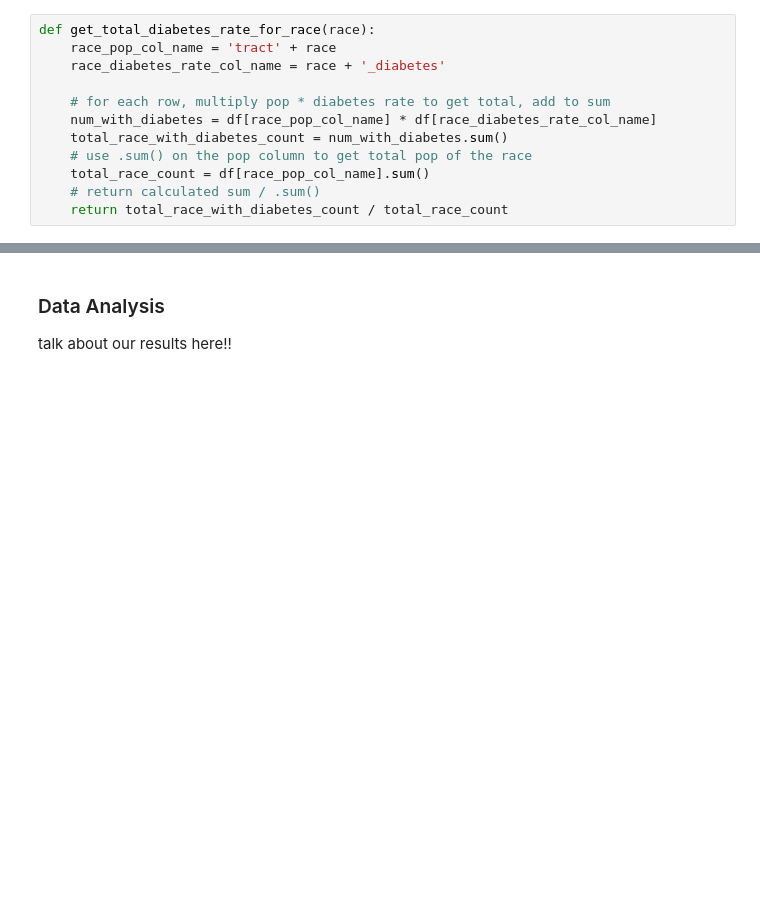
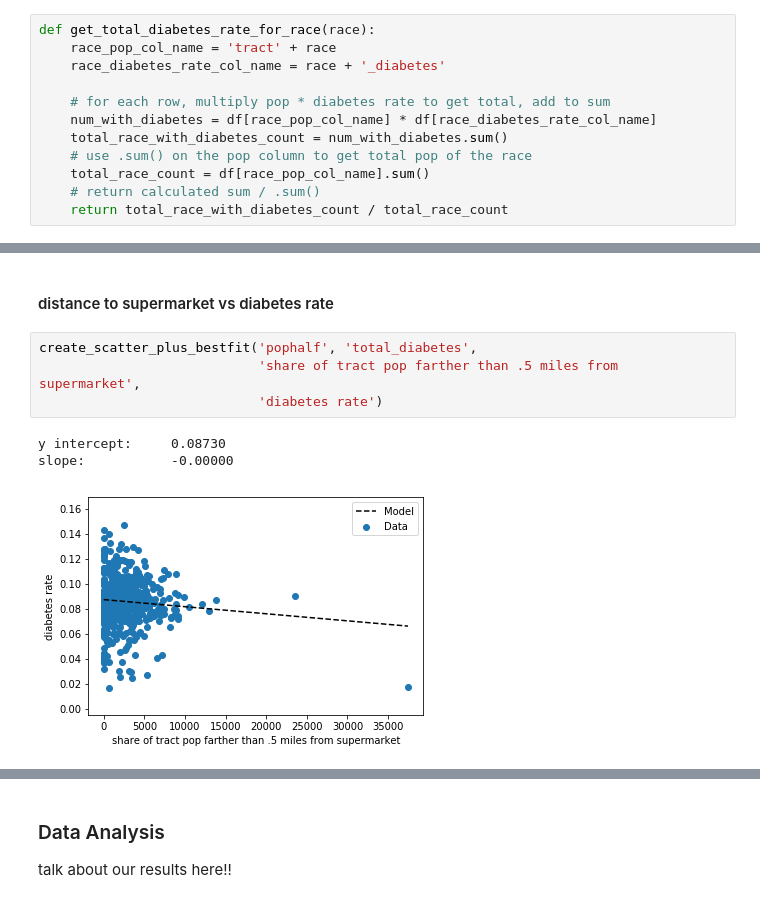
Before and after one commit to aliaawni/COGS108FinalProject, a Jupyter notebook: FinalProject.ipynb, the cells around one changed output, grey strips where cells are left out. Saved outputs shown, nothing was run; the diff lists cells and outputs as text; blank space fills up the shorter version.

```diff
--- a/FinalProject.ipynb
+++ b/FinalProject.ipynb
@@ -355,0 +375,10 @@ slope:           -0.00000
+# %% [markdown]
+#### distance to supermarket vs diabetes rate ####
+# %%
+create_scatter_plus_bestfit('pophalf', 'total_diabetes',
+                            'share of tract pop farther than .5 miles from supermarket',
+                            'diabetes rate')
+# %% [output]
+y intercept:     0.08730
+slope:           -0.00000
+[figure, added]
```
Also changed, not shown: parts of 29 cells of this notebook.
